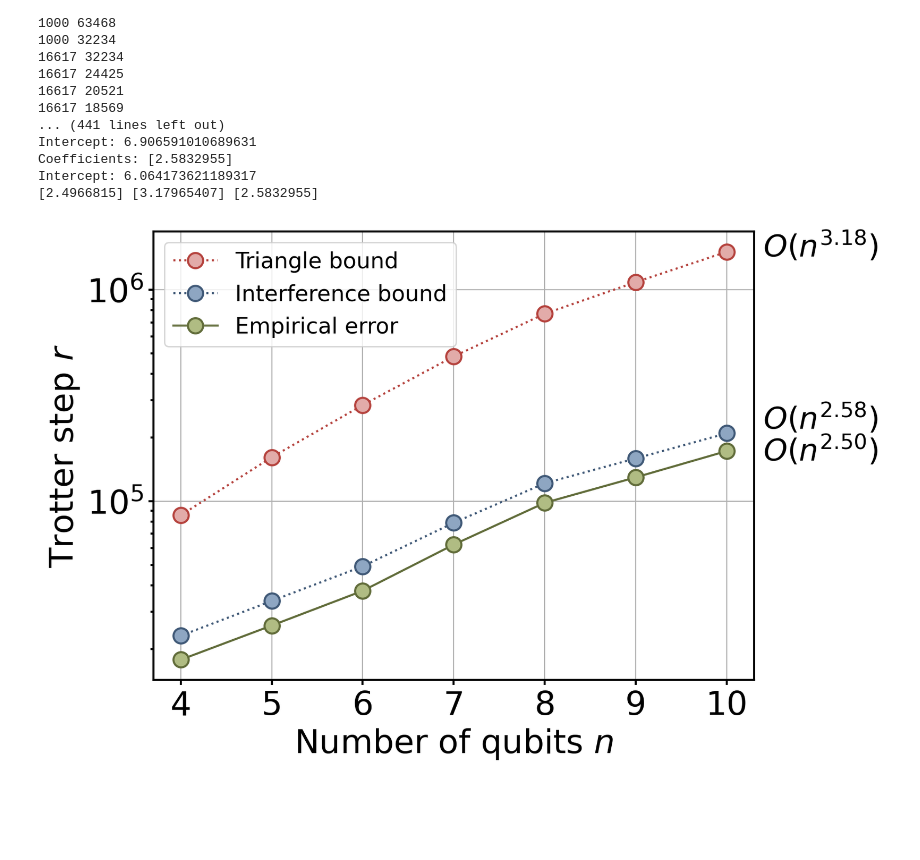
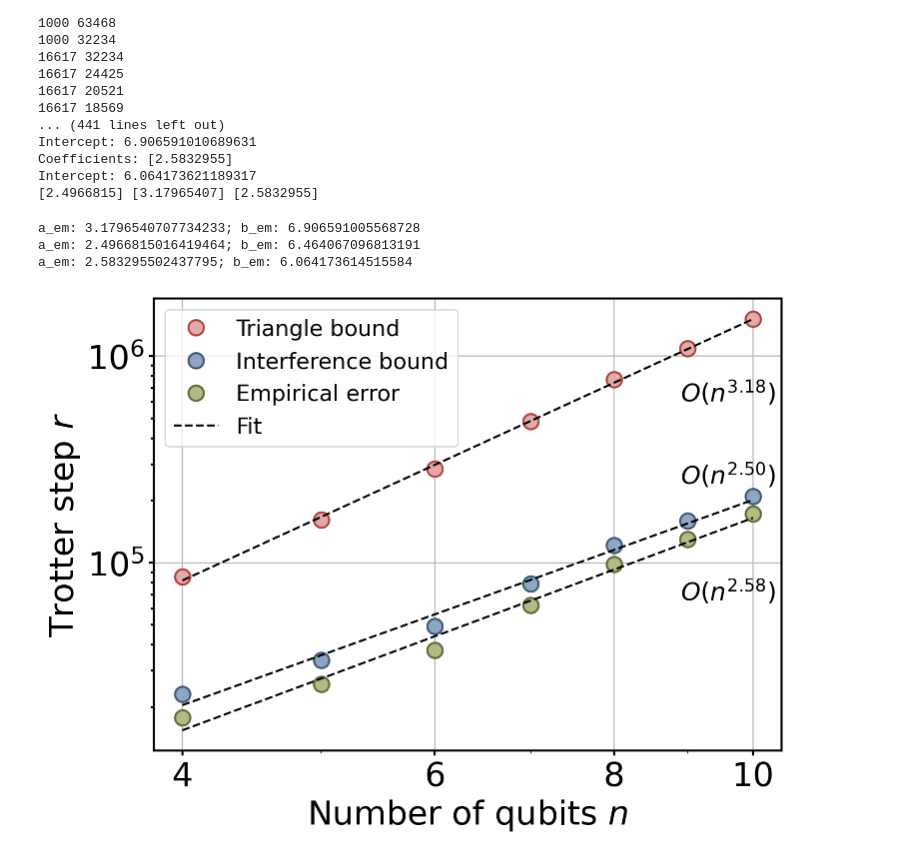
Before and after one commit to Jue-Xu/Interference-Trotter-Error, a Jupyter notebook: code/power_law.ipynb, the cells around one changed output. Cells and saved outputs as stored; diff of their text form; code cells hidden in the pictures; blank space fills up the shorter version.

```diff
--- a/code/power_law.ipynb
+++ b/code/power_law.ipynb
@@ -126,26 +126,33 @@ Coefficients: [2.5832955]
 Intercept: 6.064173621189317
 [2.4966815] [3.17965407] [2.5832955]
 # %%
-r_data = np.load(f'{data_dir}/{prefix}_n={n_max}_t={T}_r_{suffix}.npy', allow_pickle=True).item()
+r_data = np.load(f'{data_dir}/{prefix}_n={n_max}_r_{suffix}.npy', allow_pickle=True).item()
 x_list, y_list, y1_list, y2_list = r_data['n'], r_data['Trotter error'], r_data['Interference bound'], r_data['Triangle bound']
 approx_c, triangle_c, trotter_c = r_data['approx_c'], r_data['triangle_c'], r_data['trotter_c']
 
-fig, ax = plt.subplots(1, 1, figsize=(9, 6))
-ax.plot(x_list, y2_list, marker="o", label="Triangle bound", linestyle="dotted")
-ax.plot(x_list, y1_list, marker="o", label="Interference bound", linestyle="dotted")
-ax.plot(x_list, y_list, marker="o", label="Empirical error")
-ax_set_text(ax, r"Number of qubits $n$", r"Trotter step $r$", xticks=x_list)
+fig, ax = plt.subplots(1, 1, figsize=(8, 6))
+ax.plot(x_list, y2_list, 'o', label="Triangle bound")  # , linestyle="dotted"
+ax.plot(x_list, y1_list, 'o', label="Interference bound")
+ax.plot(x_list, y_list, 'o', label="Empirical error")
 # ax.set_ylim(0, 1.4e6)
-ax.set_yscale("log")
+# ax.set_yscale("log")
+# ax.set_xscale("log")
 # s_triangle = rf"O(n^{{{triangle_c}}})"
 
 # ax.text(x_list[-1], y2_list[-1], rf"$O(n^{{{triangle_c[0]:.2f}}})$", ha='right')
 # ax.text(x_list[-1], y1_list[-1], rf"$O(n^{{{trotter_C[0]:.2f}}})$", ha='right')
 # ax.text(x_list[-1], y_list[-1], rf"$O(n^{{{approx_c[0]:.2f}}})$", ha='left')
-ax.annotate(rf"$O(n^{{{triangle_c[0]:.2f}}})$", (x_list[-1], y2_list[-1]), xytext=(x_list[-1]*1.04, y2_list[-1]*0.95))
-ax.annotate(rf"$O(n^{{{trotter_c[0]:.2f}}})$", (x_list[-1], y1_list[-1]), xytext=(x_list[-1]*1.04, y1_list[-1]*1.05))
-ax.annotate(rf"$O(n^{{{approx_c[0]:.2f}}})$", (x_list[-1], y_list[-1]), xytext=(x_list[-1]*1.04, y_list[-1]*0.90))
+# ax.annotate(rf"$O(n^{{{triangle_c[0]:.2f}}})$", (x_list[-1], y2_list[-1]), xytext=(x_list[-1]*1.04, y2_list[-1]*0.95))
+# ax.annotate(rf"$O(n^{{{trotter_c[0]:.2f}}})$", (x_list[-1], y1_list[-1]), xytext=(x_list[-1]*1.04, y1_list[-1]*1.05))
+# ax.annotate(rf"$O(n^{{{approx_c[0]:.2f}}})$", (x_list[-1], y_list[-1]), xytext=(x_list[-1]*1.04, y_list[-1]*0.90))
+plot_fit(ax, x_list, y2_list, var='n', x_offset=0.89, y_offset=0.4, fontsize=MEDIUM_SIZE)
+plot_fit(ax, x_list, y1_list, var='n', x_offset=0.89, y_offset=1.2, fontsize=MEDIUM_SIZE)
+plot_fit(ax, x_list, y_list, var='n', label='Fit', x_offset=0.89, y_offset=0.4, fontsize=MEDIUM_SIZE)
+ax_set_text(ax, r"Number of qubits $n$", r"Trotter step $r$", log='xy', xticks=[4, 6, 8, 10])
 
 plt.savefig(f'{fig_dir}/{prefix}_alpha={alpha}_n={n_max}_triangle_r_{suffix}.pdf', bbox_inches='tight')
 # %% [output]
+a_em: 3.1796540707734233; b_em: 6.906591005568728
+a_em: 2.4966815016419464; b_em: 6.464067096813191
+a_em: 2.583295502437795; b_em: 6.064173614515584
-[figure, old version]
+[figure, new version]
```
Also changed, not shown: parts of 1 cell of this notebook, 6 other files.
